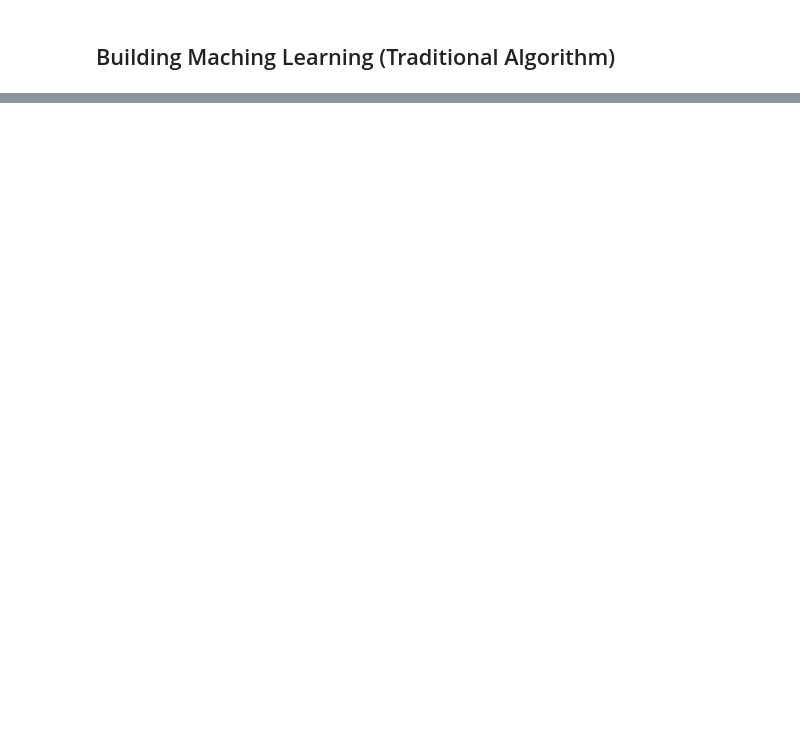
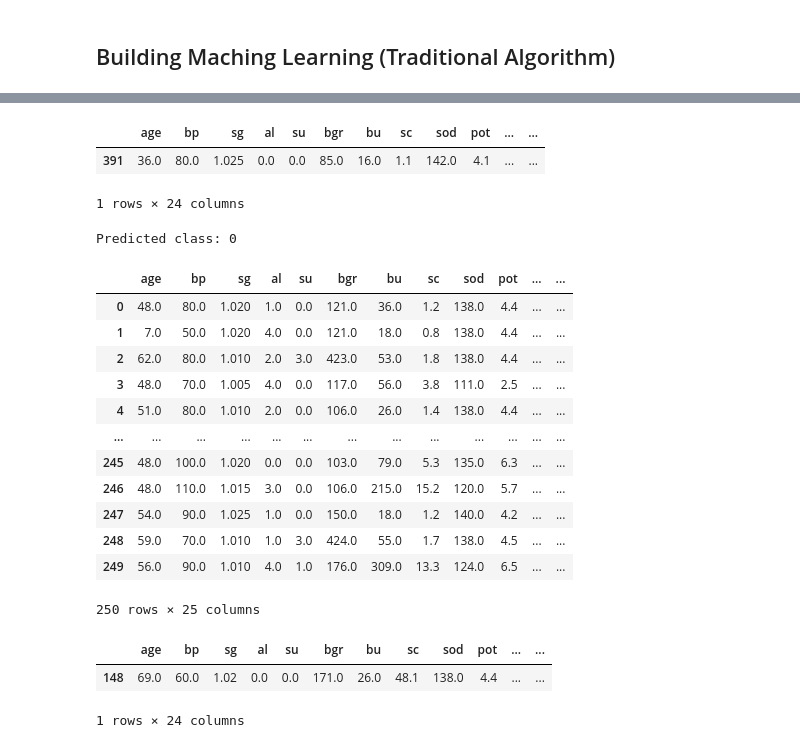
Before and after one commit to lagyal/Chronic-Kidney-Disease, a Jupyter notebook: Chronic Kidney Disease.ipynb, the cells around one changed output, grey strips where cells are left out. Cells and saved outputs as stored; diff of their text form; code cells hidden in the pictures; blank space fills up the shorter version.

```diff
--- a/Chronic Kidney Disease.ipynb
+++ b/Chronic Kidney Disease.ipynb
@@ -735,0 +950,6 @@ Axes(0.125,0.11;0.775x0.77)
+# %%
+random_sample
+# %% [output]
+|  | age | bp | sg | al | su | bgr | bu | sc | sod | pot | ... | ... |
+| 391 | 36.0 | 80.0 | 1.025 | 0.0 | 0.0 | 85.0 | 16.0 | 1.1 | 142.0 | 4.1 | ... | ... |
+1 rows × 24 columns
@@ -735,0 +958,27 @@ Axes(0.125,0.11;0.775x0.77)
+# %%
+print("Predicted class:", prediction[0])
+# %% [output]
+Predicted class: 0
+# %%
+cleaned_dataset[cleaned_dataset['classification'] == 1]
+# %% [output]
+|  | age | bp | sg | al | su | bgr | bu | sc | sod | pot | ... | ... |
+| 0 | 48.0 | 80.0 | 1.020 | 1.0 | 0.0 | 121.0 | 36.0 | 1.2 | 138.0 | 4.4 | ... | ... |
+| 1 | 7.0 | 50.0 | 1.020 | 4.0 | 0.0 | 121.0 | 18.0 | 0.8 | 138.0 | 4.4 | ... | ... |
+| 2 | 62.0 | 80.0 | 1.010 | 2.0 | 3.0 | 423.0 | 53.0 | 1.8 | 138.0 | 4.4 | ... | ... |
+| 3 | 48.0 | 70.0 | 1.005 | 4.0 | 0.0 | 117.0 | 56.0 | 3.8 | 111.0 | 2.5 | ... | ... |
+| 4 | 51.0 | 80.0 | 1.010 | 2.0 | 0.0 | 106.0 | 26.0 | 1.4 | 138.0 | 4.4 | ... | ... |
+| ... | ... | ... | ... | ... | ... | ... | ... | ... | ... | ... | ... | ... |
+| 245 | 48.0 | 100.0 | 1.020 | 0.0 | 0.0 | 103.0 | 79.0 | 5.3 | 135.0 | 6.3 | ... | ... |
+| 246 | 48.0 | 110.0 | 1.015 | 3.0 | 0.0 | 106.0 | 215.0 | 15.2 | 120.0 | 5.7 | ... | ... |
+| 247 | 54.0 | 90.0 | 1.025 | 1.0 | 0.0 | 150.0 | 18.0 | 1.2 | 140.0 | 4.2 | ... | ... |
+| 248 | 59.0 | 70.0 | 1.010 | 1.0 | 3.0 | 424.0 | 55.0 | 1.7 | 138.0 | 4.5 | ... | ... |
+| 249 | 56.0 | 90.0 | 1.010 | 4.0 | 1.0 | 176.0 | 309.0 | 13.3 | 124.0 | 6.5 | ... | ... |
+250 rows × 25 columns
+# %%
+random_sample = df1.sample(n=1)
+random_sample
+# %% [output]
+|  | age | bp | sg | al | su | bgr | bu | sc | sod | pot | ... | ... |
+| 148 | 69.0 | 60.0 | 1.02 | 0.0 | 0.0 | 171.0 | 26.0 | 48.1 | 138.0 | 4.4 | ... | ... |
+1 rows × 24 columns
```
Also changed, not shown: parts of 22 cells of this notebook, 1 other file.
